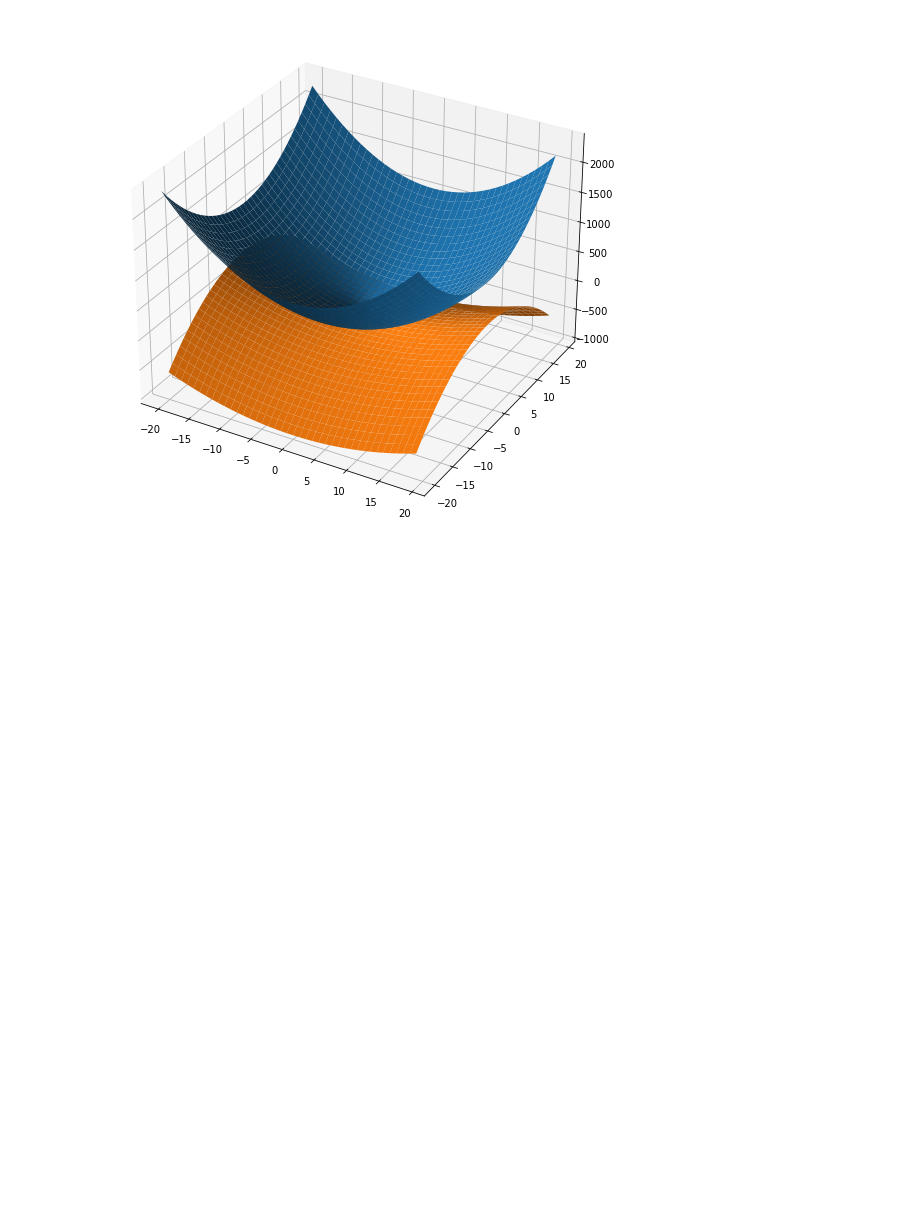
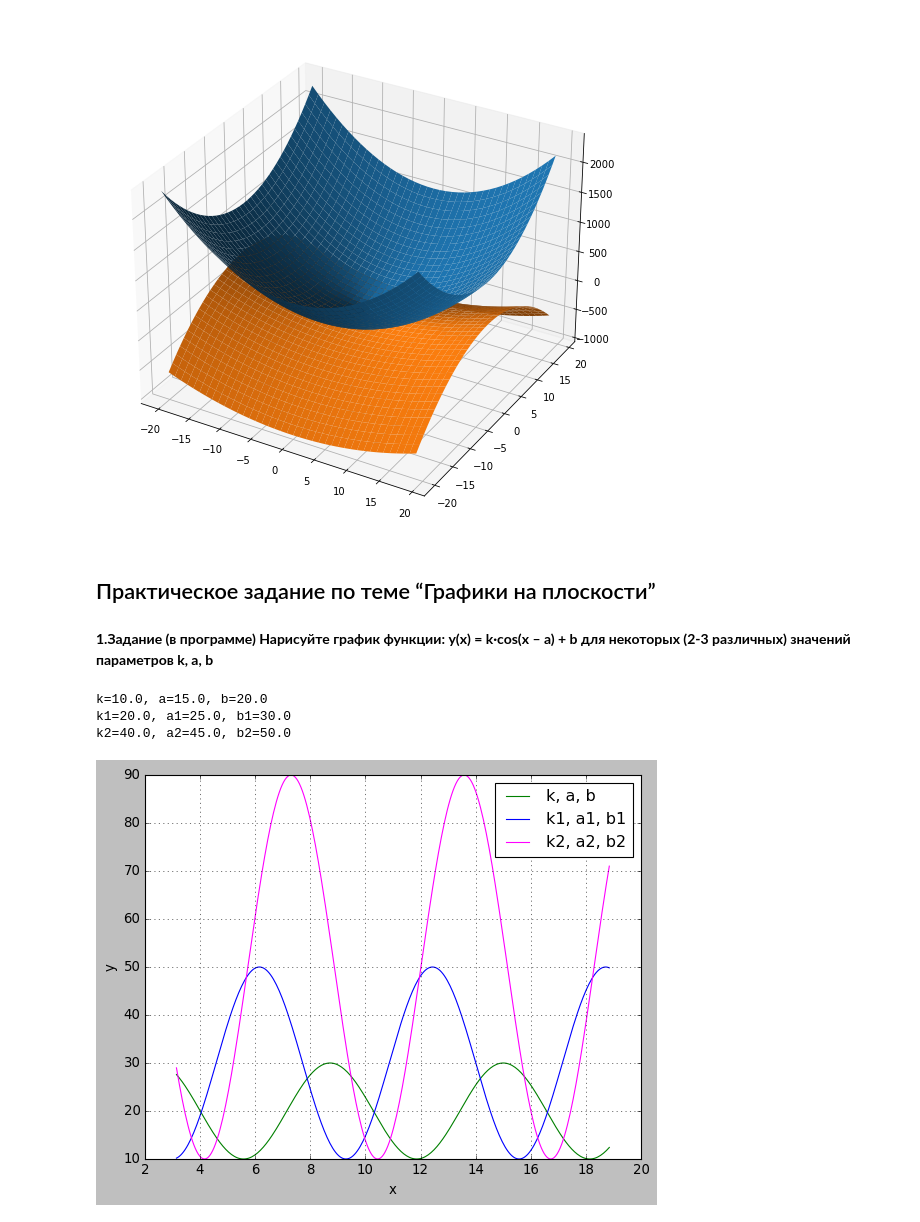
Before and after one commit to tyashin/GB-AI-Intro-to-further-math-homeworks, a Jupyter notebook: lesson-3/lesson-3.ipynb, the cells around one changed output. Drawn from its saved outputs; the diff is of its cells as text; code cells hidden in the pictures; blank space fills up the shorter version.

```diff
--- a/lesson-3/lesson-3.ipynb
+++ b/lesson-3/lesson-3.ipynb
@@ -83,3 +85,34 @@ ax.plot_surface(X, Y, Z2)
 show()
 # %% [output]
 [figure]
+# %% [markdown]
+## Практическое задание по теме “Графики на плоскости”
+# %% [markdown]
+**1.Задание (в программе)
+Нарисуйте график функции: y(x) = k∙cos(x – a) + b для некоторых (2-3 различных) значений параметров k, a, b**
+# %%
+x = np.linspace(np.pi, 6*np.pi, 300)
+
+k, a, b = np.linspace(10, 20, num = 3)
+k1, a1, b1 = np.linspace(20, 30, num = 3)
+k2, a2, b2 = np.linspace(40, 50, num = 3)
+
+print(f'k={k}, a={a}, b={b}')
+print(f'k1={k1}, a1={a1}, b1={b1}')
+print(f'k2={k2}, a2={a2}, b2={b2}')
+
+plt.plot(x, k * np.cos(x - a) + b, color='green',label='k, a, b')
+plt.plot(x, k1 * np.cos(x - a1) + b1, color='blue', label='k1, a1, b1')
+plt.plot(x, k2 * np.cos(x - a2) + b2, color='magenta', label='k2, a2, b2')
+
+plt.xlabel('x')
+plt.ylabel('y')
+plt.grid(True)
+plt.legend()
+plt.style.use('classic')
+plt.show()
+# %% [output]
+k=10.0, a=15.0, b=20.0
+k1=20.0, a1=25.0, b1=30.0
+k2=40.0, a2=45.0, b2=50.0
+[figure, added]
```
Also changed, not shown: parts of 1 cell of this notebook.
